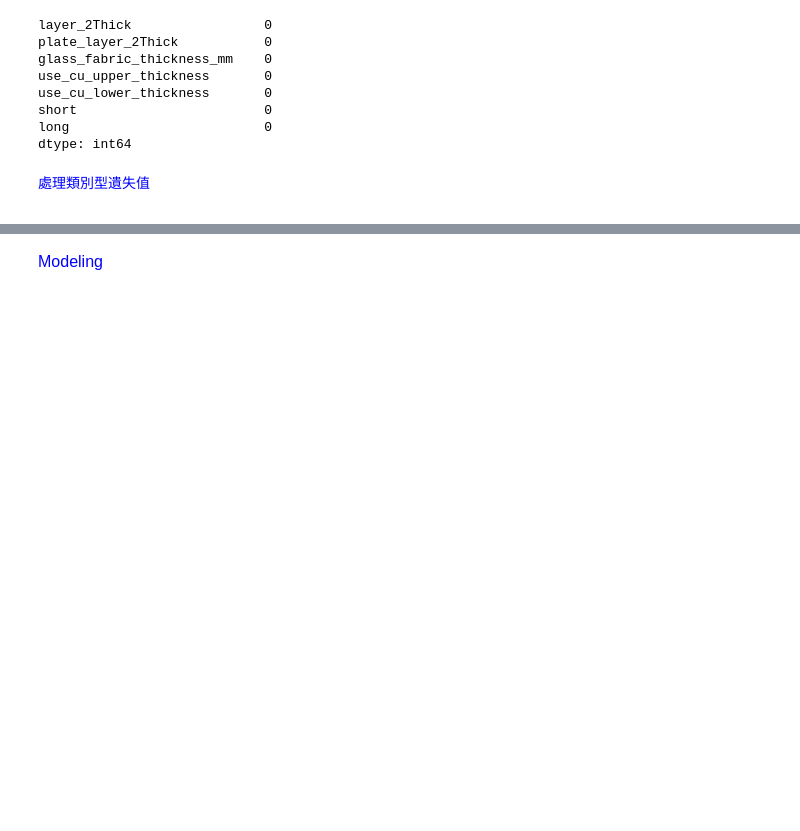
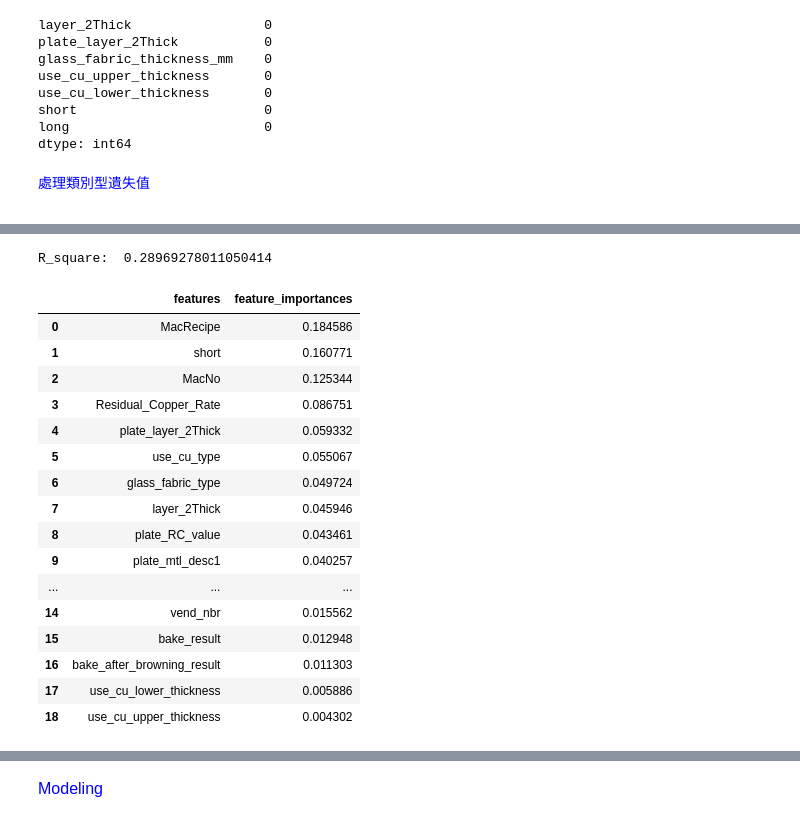
Before and after one commit to adsf98171/Portfolio, a Jupyter notebook: Total_Code (1).ipynb, the cells around one changed output, grey strips where cells are left out. Saved outputs shown, nothing was run; the diff lists cells and outputs as text; code cells hidden in the pictures; blank space fills up the shorter version.

```diff
--- a/Total_Code (1).ipynb
+++ b/Total_Code (1).ipynb
@@ -845,3 +845,49 @@ plt.scatter(df_filtered['d_PSVarX'],df_filtered['d_PSVarY'])
+# %%
+from sklearn.ensemble import RandomForestRegressor
+from sklearn.datasets import make_classification
+
+X = df_filtered[['MacNo',
+       'MacRecipe', 'mtl_desc2', 'vend_nbr', 'layer_2Thick', 'plate_mtl_desc1',
+       'plate_mtl_desc2', 'plate_vend_nbr', 'plate_layer_2Thick',
+       'plate_RC_value', 'Residual_Copper_Rate', 'glass_fabric_thickness_mm',
+       'use_cu_upper_thickness', 'use_cu_lower_thickness', 'use_cu_type',
+       'glass_fabric_type', 'short', 'bake_result', 'bake_after_browning_result']]
+
+Y = df_filtered[['d_PSVarX']]
+
+rf_reg_mod = RandomForestRegressor(n_estimators=100, max_depth=10, min_samples_split=5, min_samples_leaf=3) #解包字典
+rf_reg_mod.fit(X, Y)
+
+print('R_square: ',rf_reg_mod.score(X, Y))
+# %% [output]
+R_square:  0.28969278011050414
+# %%
+rf_feature_importances = rf_reg_mod.feature_importances_
+
+feature_importances_df = pd.DataFrame({'features': X.columns,
+                                      'feature_importances':rf_feature_importances
+                                     })
+
+feature_importances_df = feature_importances_df.sort_values(by = 'feature_importances', ascending = False).reset_index(drop=True)
+feature_importances_df
+# %% [output]
+|  | features | feature_importances |
+| 0 | MacRecipe | 0.184586 |
+| 1 | short | 0.160771 |
+| 2 | MacNo | 0.125344 |
+| 3 | Residual_Copper_Rate | 0.086751 |
+| 4 | plate_layer_2Thick | 0.059332 |
+| 5 | use_cu_type | 0.055067 |
+| 6 | glass_fabric_type | 0.049724 |
+| 7 | layer_2Thick | 0.045946 |
+| 8 | plate_RC_value | 0.043461 |
+| 9 | plate_mtl_desc1 | 0.040257 |
+| ... | ... | ... |
+| 14 | vend_nbr | 0.015562 |
+| 15 | bake_result | 0.012948 |
+| 16 | bake_after_browning_result | 0.011303 |
+| 17 | use_cu_lower_thickness | 0.005886 |
+| 18 | use_cu_upper_thickness | 0.004302 |
 # %%
 # 你想保留的欄位（不處理的）
 excluded_features = ['Part_nbr', 'Lot_nbr', 'Layer', 'd_Layer', 'Part_nbr_grouped']
```
Also changed, not shown: parts of 44 cells of this notebook.
